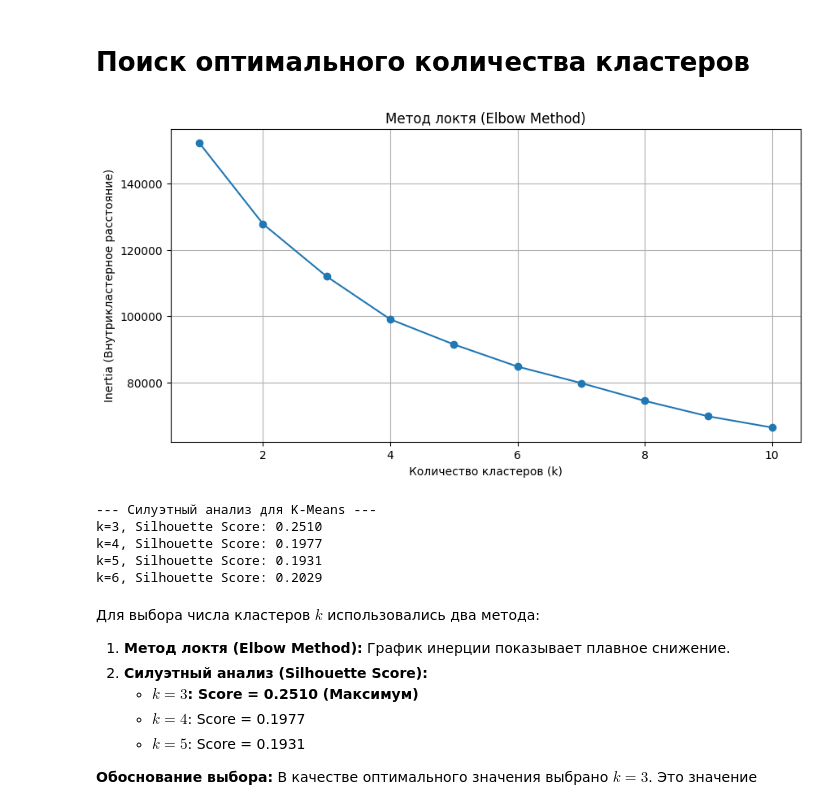
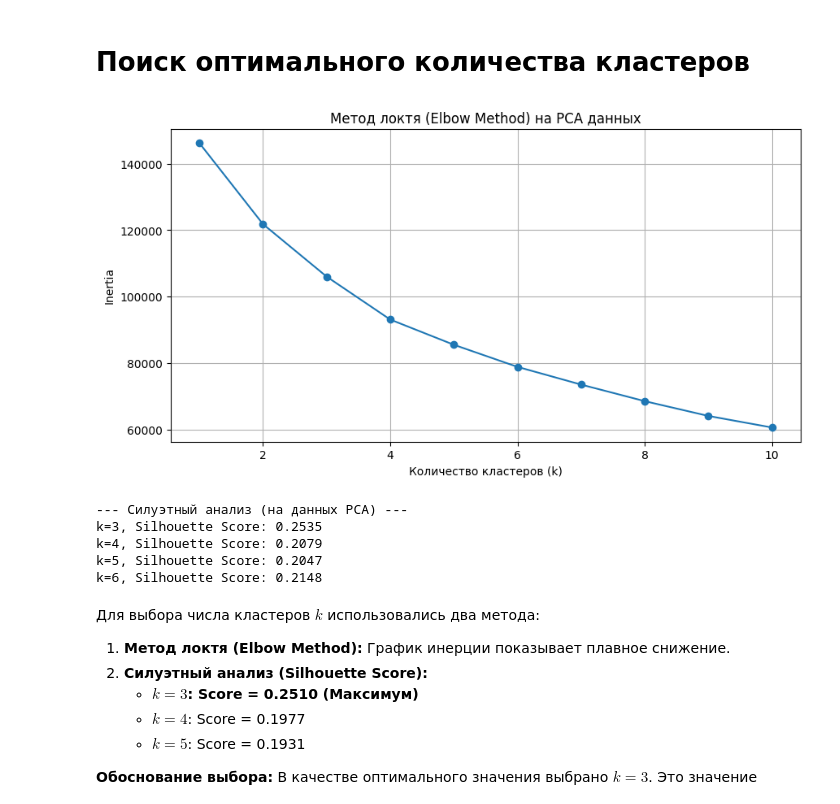
Before and after one commit to Polarnnik/MLfour, a Jupyter notebook: main.ipynb, the cells around one changed output. Drawn from its saved outputs; the diff is of its cells as text; code cells hidden in the pictures.

```diff
--- a/main.ipynb
+++ b/main.ipynb
@@ -102,0 +115,25 @@ df_scaled = pd.DataFrame(df_scaled, columns=df.columns)
+# %%
+from sklearn.decomposition import PCA
+
+pca = PCA(n_components=0.95)
+df_pca = pca.fit_transform(df_scaled)
+df_pca = pd.DataFrame(df_pca)
+
+print(f"--- Результаты PCA ---")
+print(f"Исходное количество признаков: {df_scaled.shape[1]}")
+print(f"Количество компонент после PCA: {df_pca.shape[1]}")
+
+plt.figure(figsize=(10, 5))
+plt.plot(np.cumsum(pca.explained_variance_ratio_), marker='o', linestyle='--')
+plt.xlabel('Количество компонент')
+plt.ylabel('Накопленная объясненная дисперсия')
+plt.title('График накопленной дисперсии PCA')
+plt.grid()
+plt.show()
+
+plt.figure(figsize=(15, 12))
+corr_matrix = df_pca.corr()
+
+sns.heatmap(corr_matrix, annot=True, fmt=".2f", cmap='coolwarm', vmin=-1, vmax=1, center=0, linewidths=.5)
+plt.title('Матрица корреляции признаков')
+plt.show()
@@ -105,35 +160,35 @@ df_scaled = pd.DataFrame(df_scaled, columns=df.columns)
 # %%
 inertia = []
 k_range = range(1, 11)
 
 for k in k_range:
     kmeans = KMeans(n_clusters=k, random_state=42, n_init=10)
-    kmeans.fit(df_scaled)
+    kmeans.fit(df_pca)
     inertia.append(kmeans.inertia_)
 
 plt.figure(figsize=(10, 5))
 plt.plot(k_range, inertia, marker='o')
-plt.title('Метод локтя (Elbow Method)')
+plt.title('Метод локтя (Elbow Method) на PCA данных')
 plt.xlabel('Количество кластеров (k)')
-plt.ylabel('Inertia (Внутрикластерное расстояние)')
+plt.ylabel('Inertia')
 plt.grid()
 plt.show()
 
-print("\n--- Силуэтный анализ для K-Means ---")
+print("\n--- Силуэтный анализ (на данных PCA) ---")
 for k in [3, 4, 5, 6]:
     kmeans = KMeans(n_clusters=k, random_state=42, n_init=10)
-    labels = kmeans.fit_predict(df_scaled)
-    score = silhouette_score(df_scaled, labels)
+    labels = kmeans.fit_predict(df_pca)
+    score = silhouette_score(df_pca, labels)
     print(f"k={k}, Silhouette Score: {score:.4f}")
 
 OPTIMAL_K = 3
 # %% [output]
-[figure, old version]
+[figure, new version]
---- Силуэтный анализ для K-Means ---
-k=3, Silhouette Score: 0.2510
-k=4, Silhouette Score: 0.1977
-k=5, Silhouette Score: 0.1931
-k=6, Silhouette Score: 0.2029
+--- Силуэтный анализ (на данных PCA) ---
+k=3, Silhouette Score: 0.2535
+k=4, Silhouette Score: 0.2079
+k=5, Silhouette Score: 0.2047
+k=6, Silhouette Score: 0.2148
 # %% [markdown]
 Для выбора числа кластеров $k$ использовались два метода:
 
```
Also changed, not shown: parts of 12 cells of this notebook.
